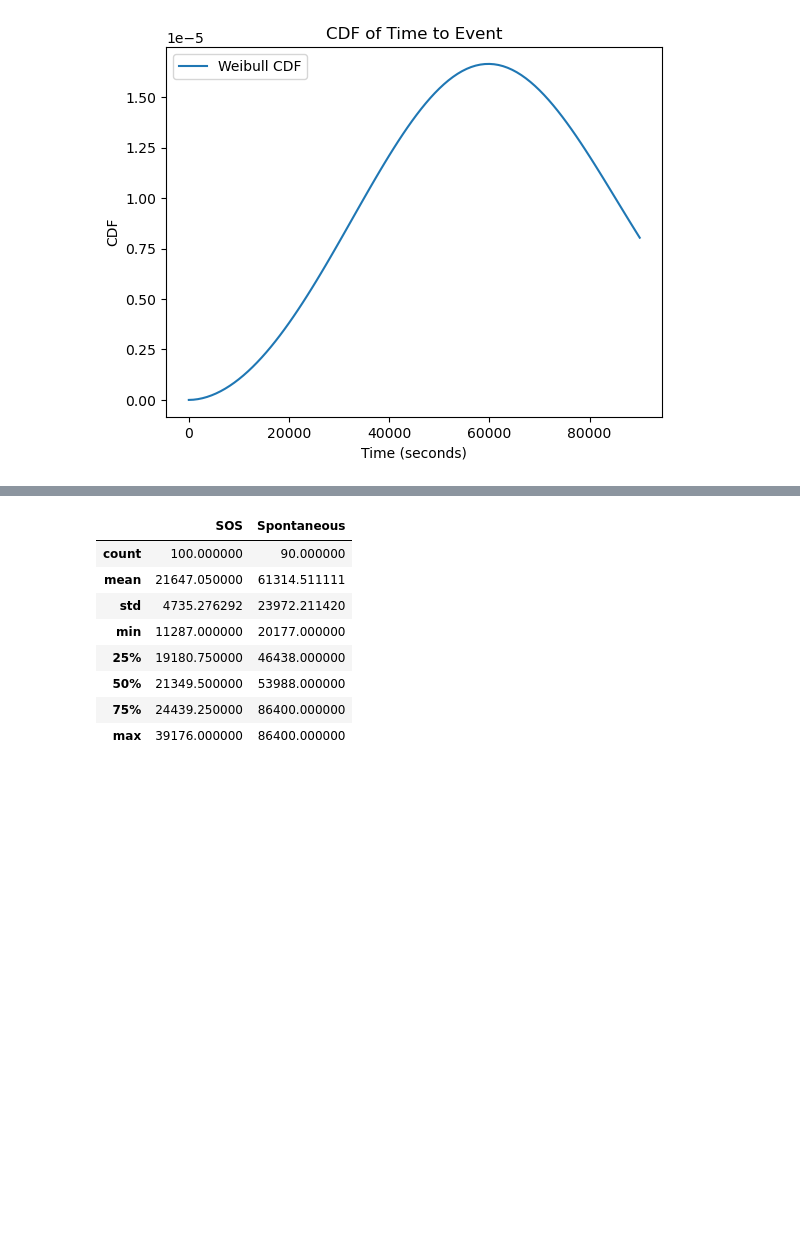
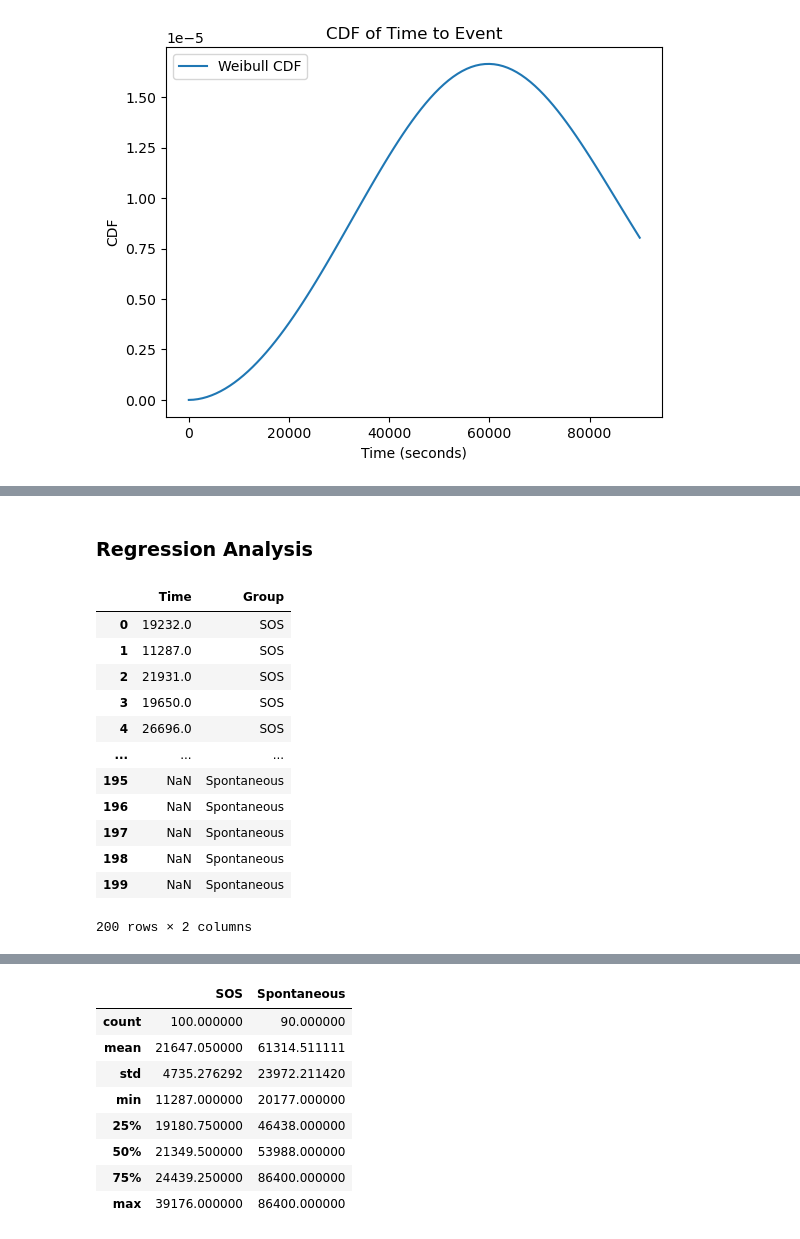
Before and after one commit to Frood-for-Thought/Bac_Evol_SSA, a Jupyter notebook: Experiment 3 - SOS vs Random Mutation/Analysis.ipynb, the cells around one changed output, grey strips where cells are left out. Drawn from its saved outputs; the diff is of its cells as text; code cells hidden in the pictures; blank space fills up the shorter version.

```diff
--- a/Experiment 3 - SOS vs Random Mutation/Analysis.ipynb
+++ b/Experiment 3 - SOS vs Random Mutation/Analysis.ipynb
@@ -90,0 +102,22 @@ df_cleaned.describe()
+# %% [markdown]
+### Regression Analysis
+# %%
+# Prepare the combined dataset
+df_sos = df[['SOS']].rename(columns={'SOS': 'Time'}).assign(Group='SOS')
+df_spontaneous = df[['Spontaneous']].rename(columns={'Spontaneous': 'Time'}).assign(Group='Spontaneous')
+combined_df = pd.concat([df_sos, df_spontaneous], ignore_index=True)
+combined_df
+# %% [output]
+|  | Time | Group |
+| 0 | 19232.0 | SOS |
+| 1 | 11287.0 | SOS |
+| 2 | 21931.0 | SOS |
+| 3 | 19650.0 | SOS |
+| 4 | 26696.0 | SOS |
+| ... | ... | ... |
+| 195 | NaN | Spontaneous |
+| 196 | NaN | Spontaneous |
+| 197 | NaN | Spontaneous |
+| 198 | NaN | Spontaneous |
+| 199 | NaN | Spontaneous |
+200 rows × 2 columns
```
Also changed, not shown: parts of 15 cells of this notebook.
